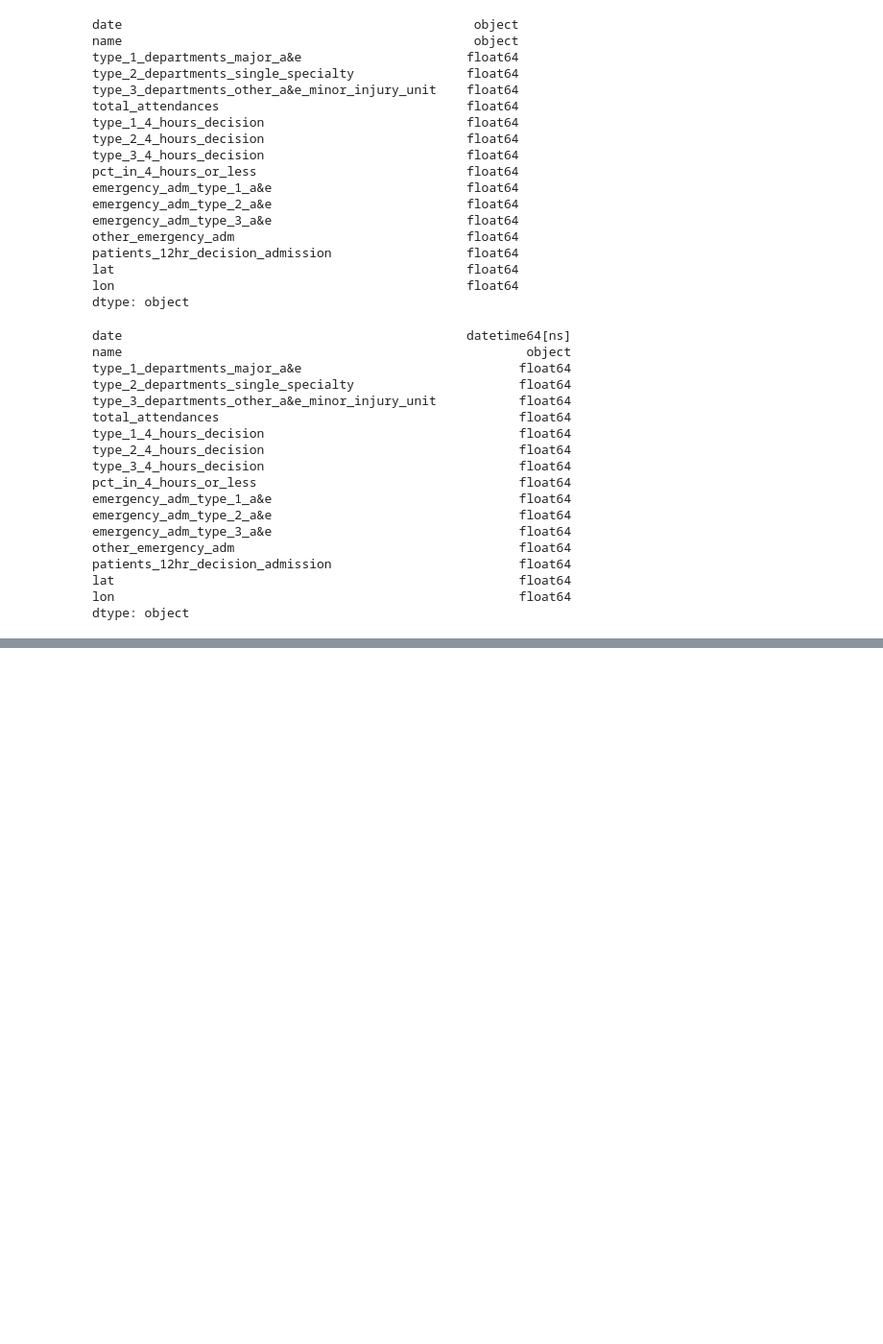
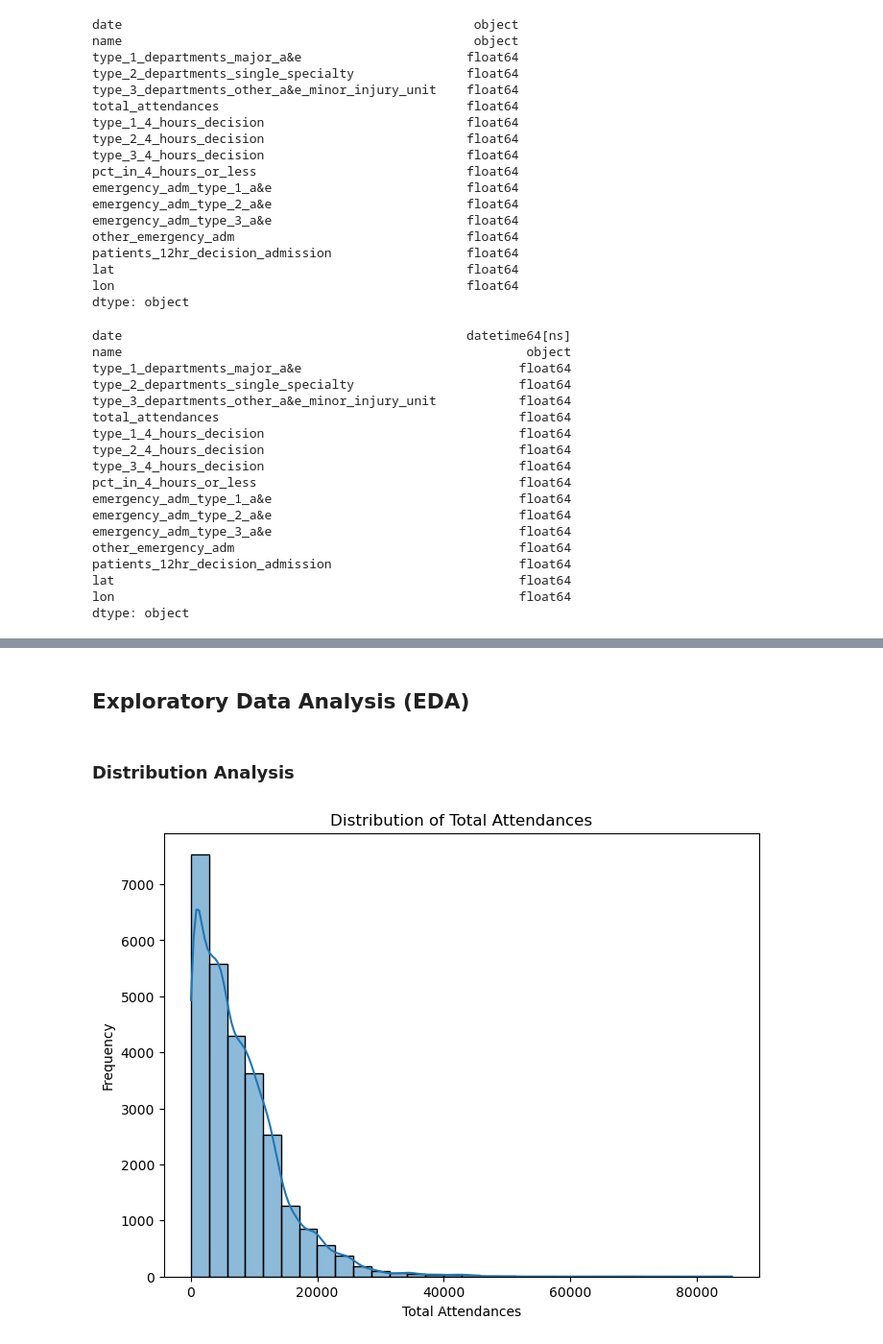
Before and after one commit to iamjaraa/NHS, a Jupyter notebook: Nhs.ipynb, the cells around one changed output, grey strips where cells are left out. Shown at 96% size. Drawn from its saved outputs; the diff is of its cells as text; code cells hidden in the pictures; blank space fills up the shorter version.

```diff
--- a/Nhs.ipynb
+++ b/Nhs.ipynb
@@ -332,3 +332,18 @@ nhs_data.head(3)
 | 0 | 2010-11-01 | Aintree University Hospitals NHS ... | 4622.0 | 0.0 | 0.0 | 4622.0 | ... |
 | 1 | 2010-11-01 | Airedale NHS Trust | 3965.0 | 0.0 | 0.0 | 3965.0 | ... |
 | 2 | 2010-11-01 | Alder Hey Children’S NHS Foundati... | 4541.0 | 0.0 | 0.0 | 4541.0 | ... |
+# %% [markdown]
+## Exploratory Data Analysis (EDA)
+# %% [markdown]
+### Distribution Analysis
+# %%
+# Attendance numbers distribution
+
+plt.figure(figsize=(8, 6))
+sns.histplot(nhs_data['total_attendances'], bins=30, kde=True)
+plt.title('Distribution of Total Attendances')
+plt.xlabel('Total Attendances')
+plt.ylabel('Frequency')
+plt.show()
+# %% [output]
+[figure, added]
```
Also changed, not shown: 1 other file.
